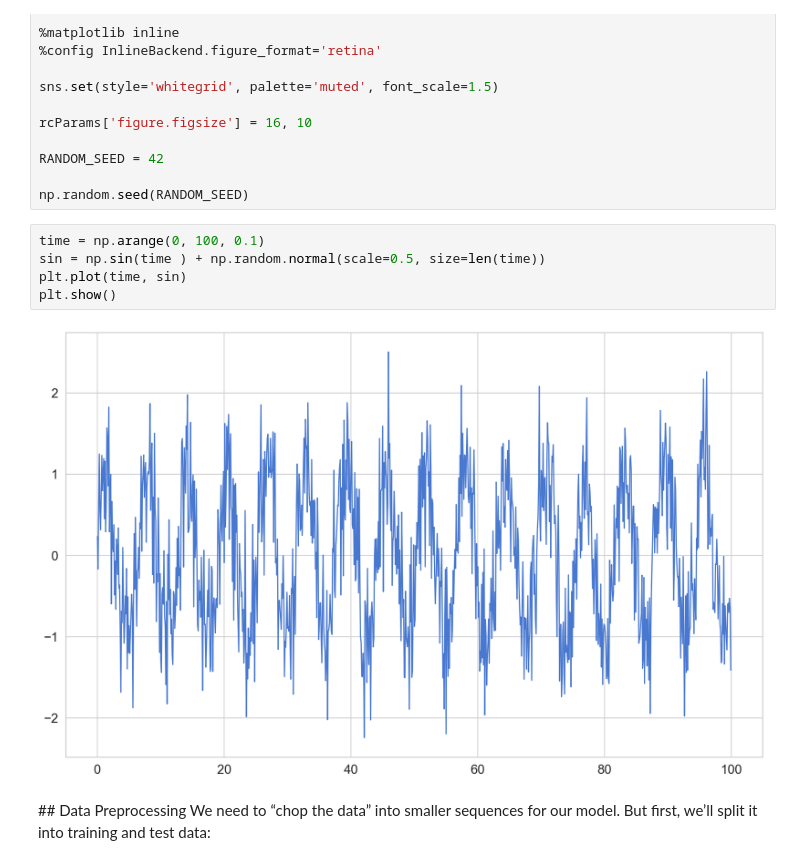
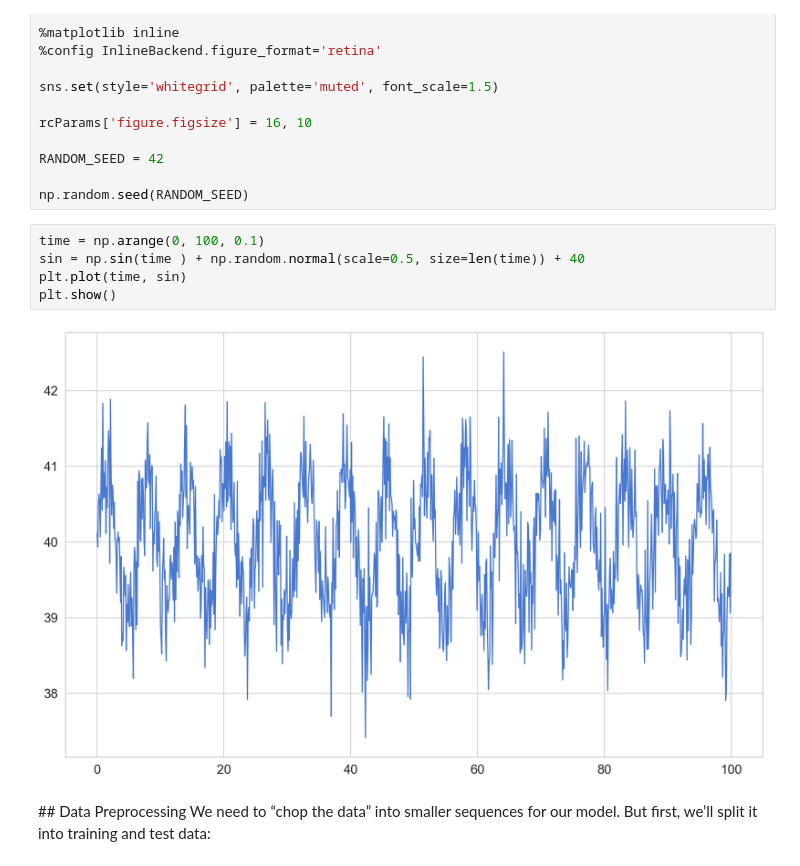
Before and after one commit to andcastillo/time-series, a Jupyter notebook: lstm_1step.ipynb, the cells around one changed output. Drawn from its saved outputs; the diff is of its cells as text.

```diff
--- a/lstm_1step.ipynb
+++ b/lstm_1step.ipynb
@@ -39,11 +39,11 @@ RANDOM_SEED = 42
 np.random.seed(RANDOM_SEED)
 # %%
 time = np.arange(0, 100, 0.1)
-sin = np.sin(time ) + np.random.normal(scale=0.5, size=len(time))
+sin = np.sin(time ) + np.random.normal(scale=0.5, size=len(time)) + 40
 plt.plot(time, sin)
 plt.show()
 # %% [output]
-[figure, old version]
+[figure, new version]
 # %% [markdown]
 ## Data Preprocessing
 We need to “chop the data” into smaller sequences for our model. But first, we’ll split it into training and test data:
```
Also changed, not shown: parts of 8 cells of this notebook, 2 other files.
